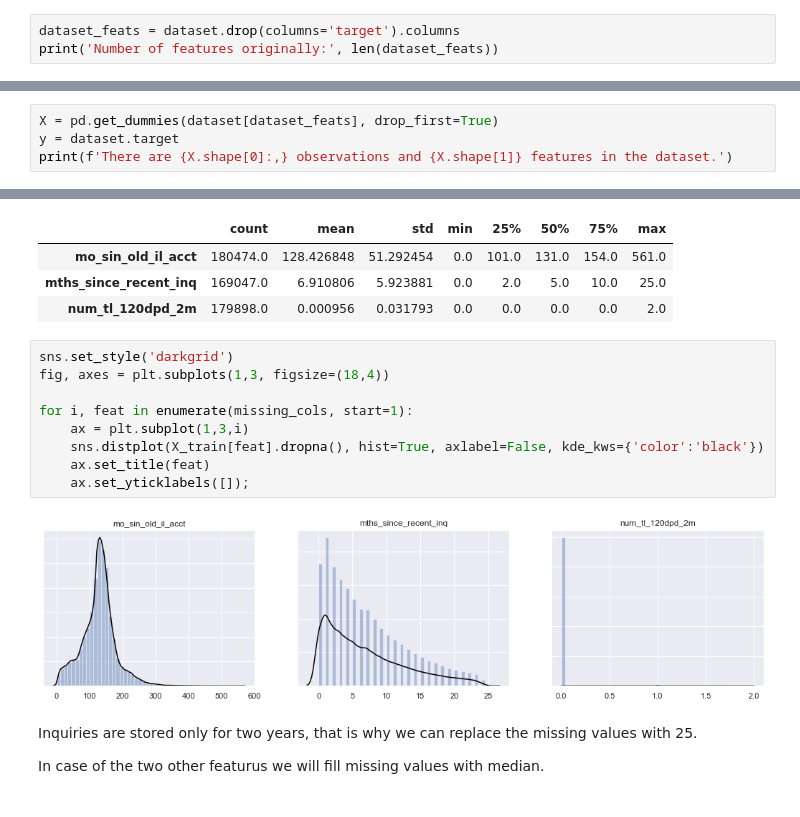
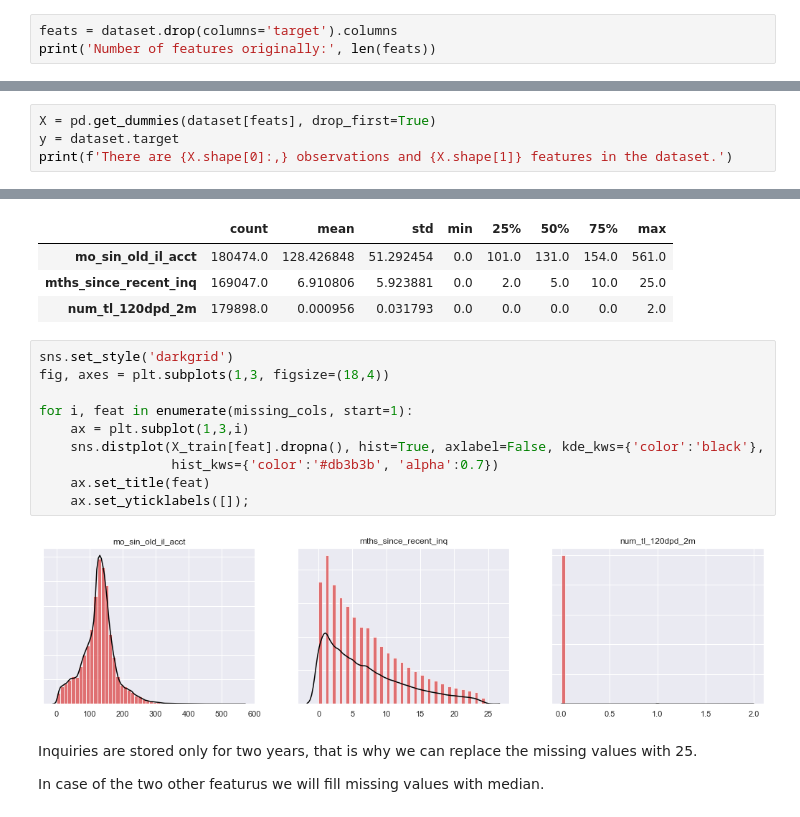
Before and after one commit to apy444/personal_loan_default_prediction, a Jupyter notebook: EDA.ipynb, the cells around one changed output, grey strips where cells are left out. Saved outputs shown, nothing was run; the diff lists cells and outputs as text.

Commit message:
visualizations updated

```diff
--- a/EDA.ipynb
+++ b/EDA.ipynb
@@ -931,14 +914,14 @@ Those features, which show less overlapping distribution plot for performing and
 # %% [markdown]
 ## 7. Preparing dataset for modeling
 # %%
-dataset_feats = dataset.drop(columns='target').columns
-print('Number of features originally:', len(dataset_feats))
+feats = dataset.drop(columns='target').columns
+print('Number of features originally:', len(feats))
 # %% [output]
 Number of features originally: 59
 # %% [markdown]
 ### 7.1. Creating dummy variables from qualitative (object type) features
 # %%
-X = pd.get_dummies(dataset[dataset_feats], drop_first=True)
+X = pd.get_dummies(dataset[feats], drop_first=True)
 y = dataset.target
 print(f'There are {X.shape[0]:,} observations and {X.shape[1]} features in the dataset.')
 # %% [output]
@@ -994,14 +975,15 @@ X_train[missing_cols].describe().T
 # %%
 sns.set_style('darkgrid')
 fig, axes = plt.subplots(1,3, figsize=(18,4))
 
 for i, feat in enumerate(missing_cols, start=1):
     ax = plt.subplot(1,3,i)
-    sns.distplot(X_train[feat].dropna(), hist=True, axlabel=False, kde_kws={'color':'black'})
+    sns.distplot(X_train[feat].dropna(), hist=True, axlabel=False, kde_kws={'color':'black'},
+                 hist_kws={'color':'#db3b3b', 'alpha':0.7})
     ax.set_title(feat)
     ax.set_yticklabels([]);
 # %% [output]
-[figure, old version]
+[figure, new version]
 # %% [markdown]
 Inquiries are stored only for two years, that is why we can replace the missing values with 25.
 
```
Also changed, not shown: parts of 2 cells of this notebook.
